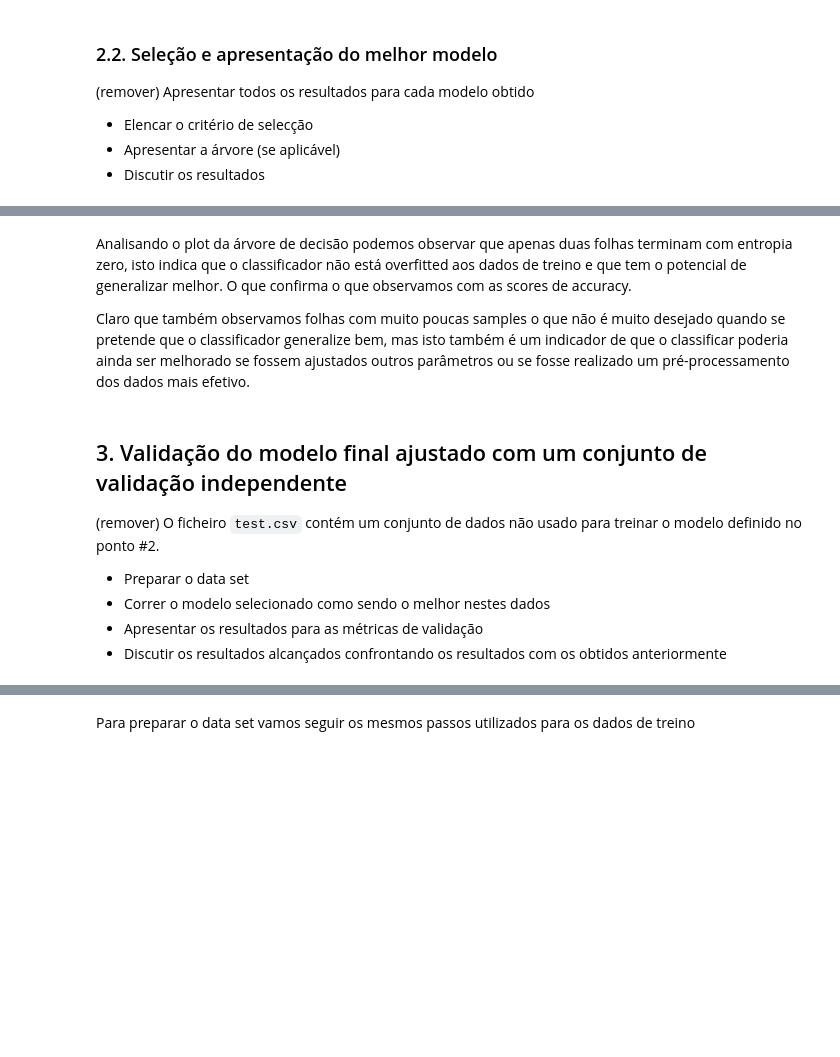
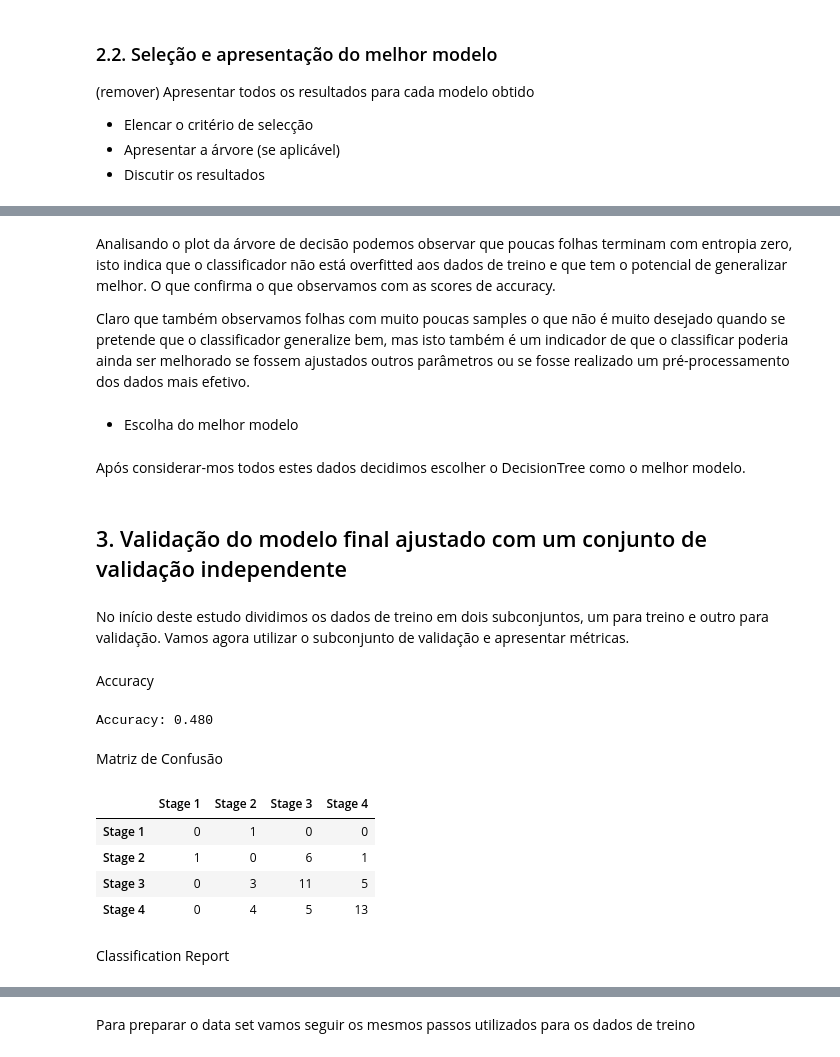
Before and after one commit to Singularitty/ProjetoSI, a Jupyter notebook: Projeto3/SI-proj3-42.ipynb, the cells around one changed output, grey strips where cells are left out. Saved outputs shown, nothing was run; the diff lists cells and outputs as text; code cells hidden in the pictures; blank space fills up the shorter version.

```diff
--- a/Projeto3/SI-proj3-42.ipynb
+++ b/Projeto3/SI-proj3-42.ipynb
@@ -680,12 +739,34 @@ plt.show()
 # %% [markdown]
-Analisando o plot da árvore de decisão podemos observar que apenas duas folhas terminam com entropia zero, isto indica que o classificador não está overfitted aos dados de treino e que tem o potencial de generalizar melhor. O que confirma o que observamos com as scores de accuracy.
+Analisando o plot da árvore de decisão podemos observar que poucas folhas terminam com entropia zero, isto indica que o classificador não está overfitted aos dados de treino e que tem o potencial de generalizar melhor. O que confirma o que observamos com as scores de accuracy.
 
 Claro que também observamos folhas com muito poucas samples o que não é muito desejado quando se pretende que o classificador generalize bem, mas isto também é um indicador de que o classificar poderia ainda ser melhorado se fossem ajustados outros parâmetros ou se fosse realizado um pré-processamento dos dados mais efetivo.
-# %% [markdown]
-## 3. Validação do modelo final ajustado com um conjunto de validação independente
-
-(remover) O ficheiro `test.csv` contém um conjunto de dados não usado para treinar o modelo definido no ponto #2.
-* Preparar o data set
-* Correr o modelo selecionado como sendo o melhor nestes dados
-* Apresentar os resultados para as métricas de validação
-* Discutir os resultados alcançados confrontando os resultados com os obtidos anteriormente
+# %% [markdown]
+- Escolha do melhor modelo
+# %% [markdown]
+Após considerar-mos todos estes dados decidimos escolher o DecisionTree como o melhor modelo.
+# %% [markdown]
+## 3. Validação do modelo final ajustado com um conjunto de validação independente
+# %% [markdown]
+No início deste estudo dividimos os dados de treino em dois subconjuntos, um para treino e outro para validação. Vamos agora utilizar o subconjunto de validação e apresentar métricas.
+# %% [markdown]
+Accuracy
+# %%
+print("Accuracy: %.3f" % dtc_best.score(rfe_dtc_best.transform(X_validacao),y_validacao))
+# %% [output]
+Accuracy: 0.480
+# %% [markdown]
+Matriz de Confusão
+# %%
+preds = dtc_best.predict(rfe_dtc_best.transform(X_validacao)) # Temos sempre de usar o sfs obter apenas os parametros mais relevantes
+# %%
+from sklearn.metrics import confusion_matrix
+
+pd.DataFrame(confusion_matrix(y_validacao, preds), columns=["Stage 1","Stage 2","Stage 3","Stage 4"], index=["Stage 1","Stage 2","Stage 3","Stage 4"])
+# %% [output]
+|  | Stage 1 | Stage 2 | Stage 3 | Stage 4 |
+| Stage 1 | 0 | 1 | 0 | 0 |
+| Stage 2 | 1 | 0 | 6 | 1 |
+| Stage 3 | 0 | 3 | 11 | 5 |
+| Stage 4 | 0 | 4 | 5 | 13 |
+# %% [markdown]
+Classification Report
```
Also changed, not shown: parts of 64 cells of this notebook.
